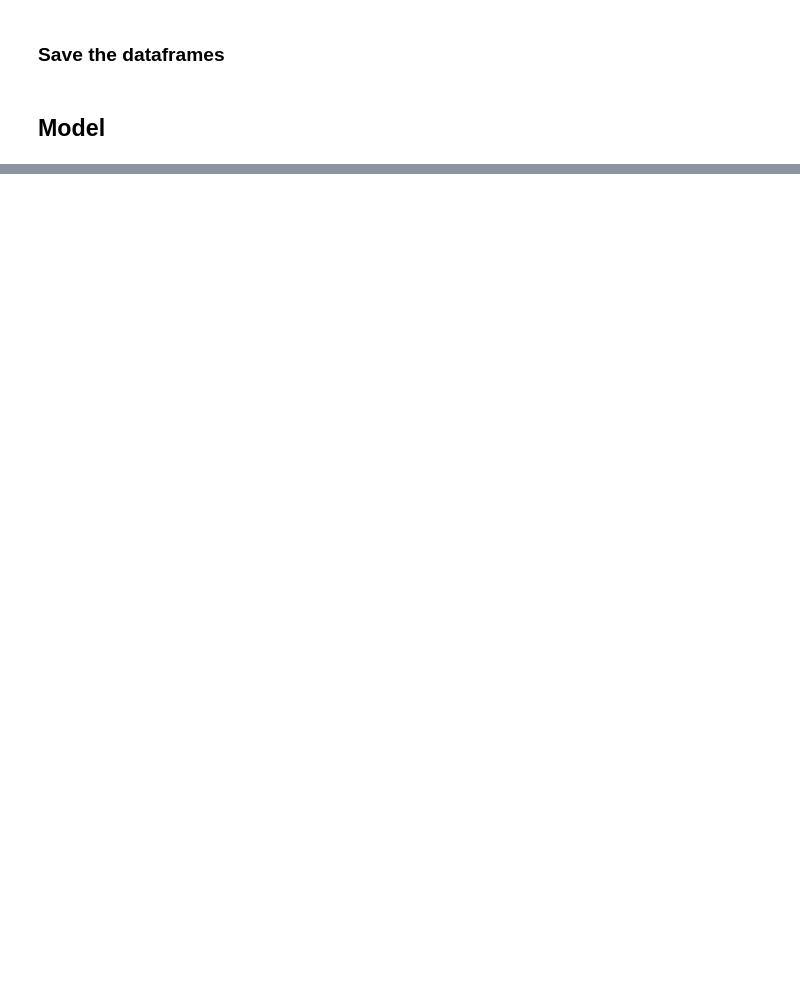
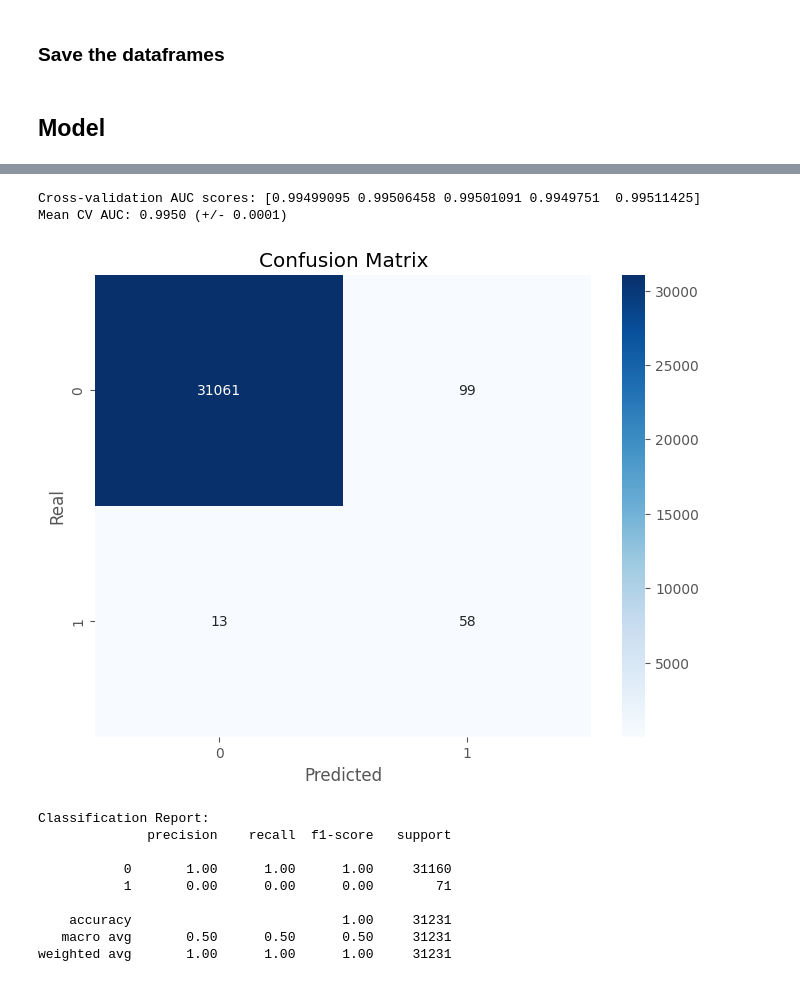
Before and after one commit to Montoya086/Mobile-Apps-Fraud-Detection, a Jupyter notebook: main.ipynb, the cells around one changed output, grey strips where cells are left out. Drawn from its saved outputs; the diff is of its cells as text; code cells hidden in the pictures; blank space fills up the shorter version.

Commit message:
fix: prediction threshold

```diff
--- a/main.ipynb
+++ b/main.ipynb
@@ -446,27 +453,27 @@ params = {
     'metric': 'auc',
     'boosting_type': 'gbdt',
 
-    # Reduced complexity
-    'num_leaves': 15,  # Reduced from 31
-    'max_depth': 5,    # Limit tree depth
+    # Increased complexity reduction
+    'num_leaves': 7,  # Reduced from 15
+    'max_depth': 3,    # Reduced from 5
 
     # Lower learning rate
-    'learning_rate': 0.01,  # Reduced from 0.05
+    'learning_rate': 0.005,  # Reduced from 0.01
 
     # Stronger regularization
-    'lambda_l1': 1.0,  # L1 regularization
-    'lambda_l2': 1.0,  # L2 regularization
-    'min_child_weight': 10.0,  # Minimum sum of instance weight in a leaf
-    'min_data_in_leaf': 50,    # Minimum number of data in one leaf
+    'lambda_l1': 2.0,  # Increased from 1.0
+    'lambda_l2': 2.0,  # Increased from 1.0
+    'min_child_weight': 20.0,  # Increased from 10.0
+    'min_data_in_leaf': 100,    # Increased from 50
 
-    # Feature and data subsampling
-    'feature_fraction': 0.6,  # Reduced from 0.9
-    'bagging_fraction': 0.6,  # Reduced from 0.8
-    'bagging_freq': 5,
+    # More aggressive feature and data subsampling
+    'feature_fraction': 0.4,  # Reduced from 0.6
+    'bagging_fraction': 0.4,  # Reduced from 0.6
+    'bagging_freq': 3,  # Reduced from 5
 
     # Additional regularization
-    'max_bin': 127,  # Reduced from default 255
-    'min_gain_to_split': 0.02,  # Minimum gain to perform split
+    'max_bin': 63,  # Reduced from 127
+    'min_gain_to_split': 0.05,  # Increased from 0.02
 
     'verbose': -1,
     'seed': 42
@@ -495,0 +510,8 @@ Early stopping, best iteration is:
+# %%
+print(f"\nCross-validation AUC scores: {cv_scores}")
+print(f"Mean CV AUC: {cv_scores.mean():.4f} (+/- {cv_scores.std() * 2:.4f})")
+# %% [output]
+Cross-validation AUC scores: [0.99499095 0.99506458 0.99501091 0.9949751  0.99511425]
+Mean CV AUC: 0.9950 (+/- 0.0001)
+# %%
+y_pred = model.predict(X_test)
@@ -495,0 +521,22 @@ Early stopping, best iteration is:
+# %%
+cm = confusion_matrix(y_test, y_pred > 0.338)
+plt.figure(figsize=(8, 6))
+sns.heatmap(cm, annot=True, fmt='d', cmap='Blues')
+plt.title('Confusion Matrix')
+plt.ylabel('Real')
+plt.xlabel('Predicted')
+plt.show()
+
+print("\nClassification Report:")
+print(classification_report(y_test, y_pred > 0.5))
+# %% [output]
+[figure, added]
+Classification Report:
+              precision    recall  f1-score   support
+
+           0       1.00      1.00      1.00     31160
+           1       0.00      0.00      0.00        71
+
+    accuracy                           1.00     31231
+   macro avg       0.50      0.50      0.50     31231
+weighted avg       1.00      1.00      1.00     31231
```
Also changed, not shown: parts of 13 cells of this notebook.
